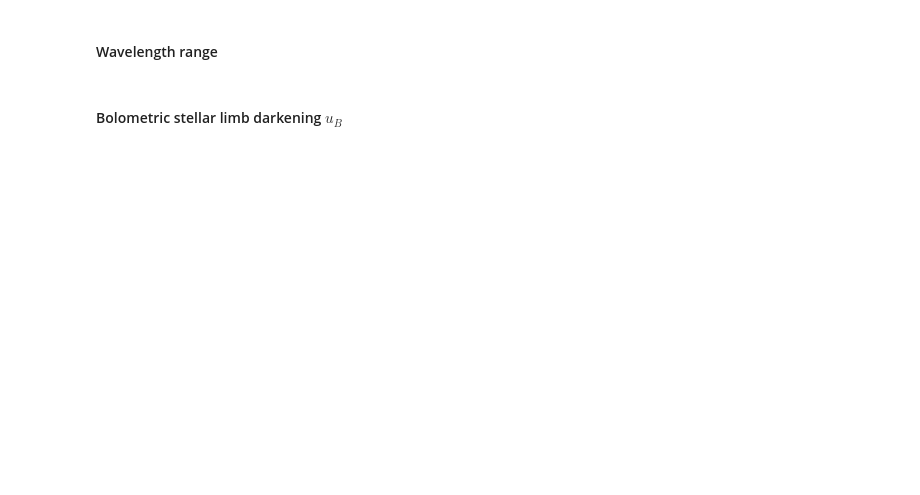
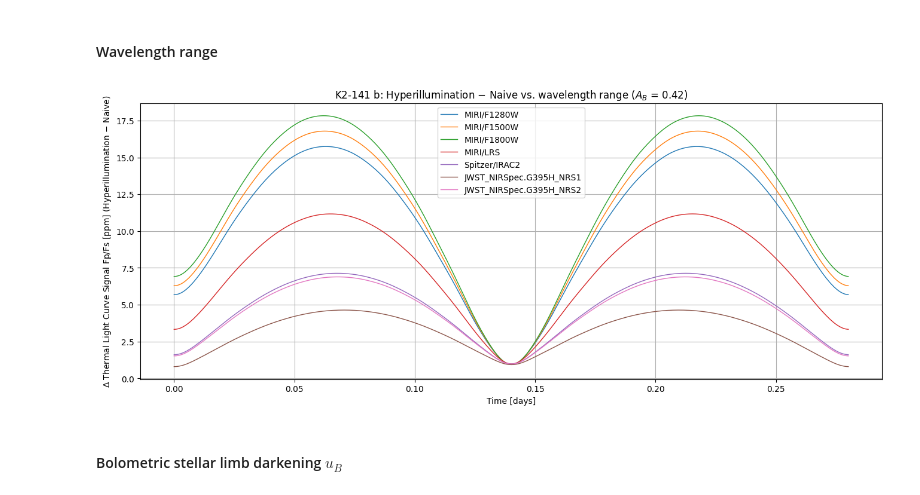
Before and after one commit to JonasSpiller/HyperPhase, a Jupyter notebook: Hyperillumination/test_ThermalPhaseCurve.ipynb, the cells around one changed output. Cells and saved outputs as stored; diff of their text form; code cells hidden in the pictures; blank space fills up the shorter version.

```diff
--- a/Hyperillumination/test_ThermalPhaseCurve.ipynb
+++ b/Hyperillumination/test_ThermalPhaseCurve.ipynb
@@ -310,19 +311,21 @@ sweep_hyperillumination_minus_naive("A_B", np.arange(0.0, 0.51, 0.1), lambda v:
 # %%
 # lambda_range/filter_path values differ per band -> special-cased instead of using the generic helper
 plt.figure(figsize=(16, 6))
 for band_name in instruments():
     kwargs = dict(baseline_kwargs)
     kwargs["lambda_range"] = filter_lambda(band_name)
     kwargs["filter_path"] = filter_loc(band_name)
-    t_k, lc_k, _, _ = thermal_PhaseCurve(K2_141b, include_transit=False, include_occultation=False, insolation_model="hyperillum", **kwargs)
-    _,   lc_n, _, _ = thermal_PhaseCurve(K2_141b, include_transit=False, include_occultation=False, insolation_model="naive", **kwargs)
+    t_k, lc_k, _, _ = thermal_PhaseCurve(planet, include_transit=False, include_occultation=False, insolation_model="hyperillum", **kwargs)
+    _,   lc_n, _, _ = thermal_PhaseCurve(planet, include_transit=False, include_occultation=False, insolation_model="naive", **kwargs)
     plt.plot(t_k, (lc_k - lc_n)*1e6, linewidth=1, label=band_name)
 plt.xlabel("Time [days]")
 plt.ylabel(r"$\Delta$ Thermal Light Curve Signal Fp/Fs [ppm] (Hyperillumination $-$ Naive)")
-plt.title(f"K2-141b: Hyperillumination $-$ Naive vs. wavelength range ($A_B$ = {A_B:.2f})")
+plt.title(f"{planet.name}: Hyperillumination $-$ Naive vs. wavelength range ($A_B$ = {A_B:.2f})")
 plt.legend()
 plt.grid()
 plt.show()
+# %% [output]
+[figure, added]
 # %% [markdown]
 #### Bolometric stellar limb darkening $u_B$
 # %%
```
Also changed, not shown: parts of 19 cells of this notebook, 10 other files.
